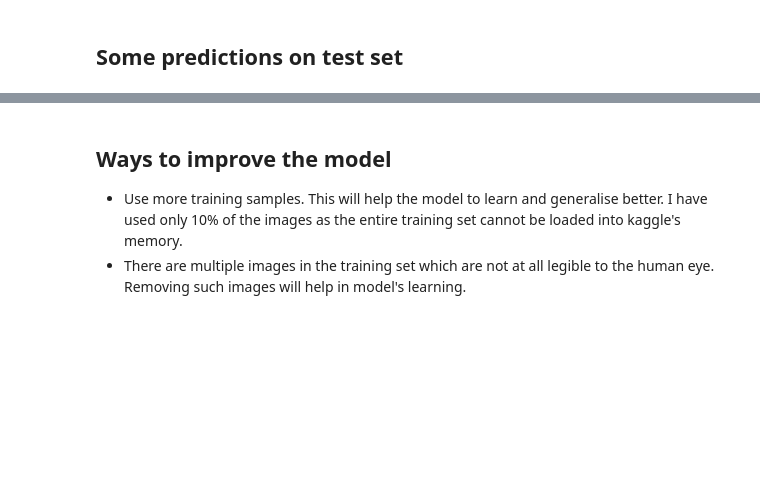
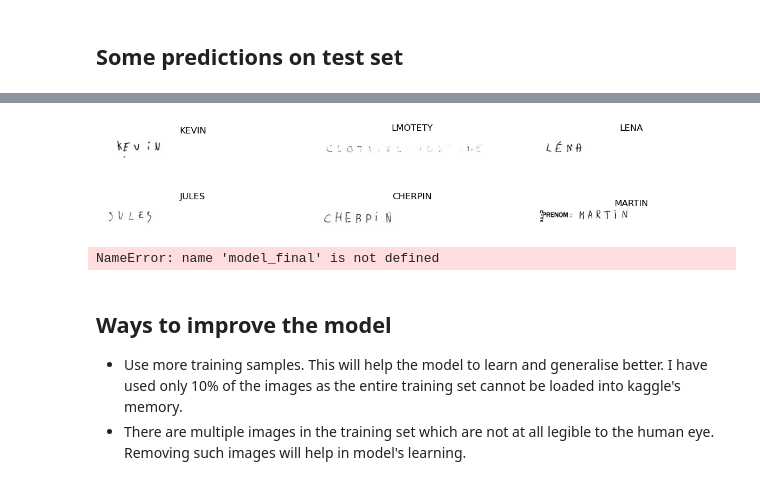
Before and after one commit to DCC-UAB/XNAPproject-grup_06, a Jupyter notebook: code/StartingPoint-handwriting-recognition-using-crnn-in-keras.ipynb, the cells around one changed output, grey strips where cells are left out. Cells and saved outputs as stored; diff of their text form; code cells hidden in the pictures; blank space fills up the shorter version.

```diff
--- a/code/StartingPoint-handwriting-recognition-using-crnn-in-keras.ipynb
+++ b/code/StartingPoint-handwriting-recognition-using-crnn-in-keras.ipynb
@@ -319,12 +390,12 @@ print('Correct words predicted      : %.2f%%' %(correct*100/valid_size))
 # %% [markdown]
 ## Some predictions on test set
 # %%
-test = pd.read_csv('/kaggle/input/handwriting-recognition/written_name_test_v2.csv')
+test = pd.read_csv('written_name_test_v2.csv')
 
 plt.figure(figsize=(15, 10))
 for i in range(6):
     ax = plt.subplot(2, 3, i+1)
-    img_dir = '/kaggle/input/handwriting-recognition/test_v2/test/'+test.loc[i, 'FILENAME']
+    img_dir = 'test_v2/test/'+test.loc[i, 'FILENAME']
     image = cv2.imread(img_dir, cv2.IMREAD_GRAYSCALE)
     plt.imshow(image, cmap='gray')
 
@@ -337,3 +408,4 @@ for i in range(6):
     plt.axis('off')
 
 plt.subplots_adjust(wspace=0.2, hspace=-0.8)
+# %% [output]
@@ -340,3 +418,26 @@ plt.subplots_adjust(wspace=0.2, hspace=-0.8)
+[figure, added]
+# %%
+import matplotlib.pyplot as plt
+
+# Obtener los valores de pérdida del historial de entrenamiento
+train_loss = model_final.history.history['loss']
+val_loss = model_final.history.history['val_loss']
+
+# Crear un rango de épocas para el eje x
+epochs = range(1, len(train_loss) + 1)
+
+# Crear la gráfica
+plt.figure(figsize=(10, 6))
+plt.plot(epochs, train_loss, 'b', label='Training Loss')
+plt.plot(epochs, val_loss, 'r', label='Validation Loss')
+plt.title('Training and Validation Loss')
+plt.xlabel('Epochs')
+plt.ylabel('Loss')
+plt.legend()
+plt.grid(True)
+plt.show()
+# %% [output]
+NameError: name 'model_final' is not defined
 # %% [markdown]
 ## Ways to improve the model
 
```
Also changed, not shown: parts of 11 cells of this notebook.
